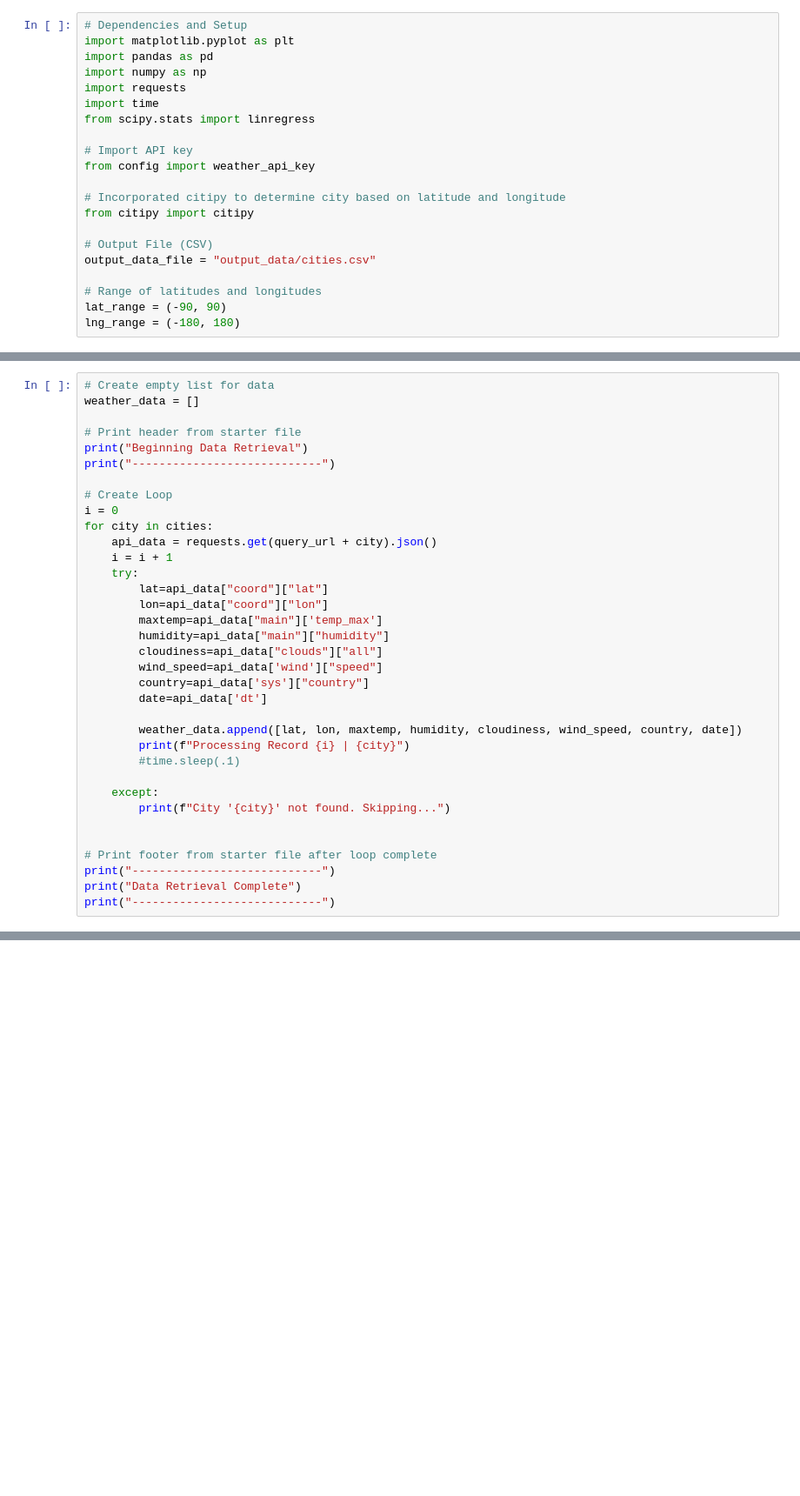
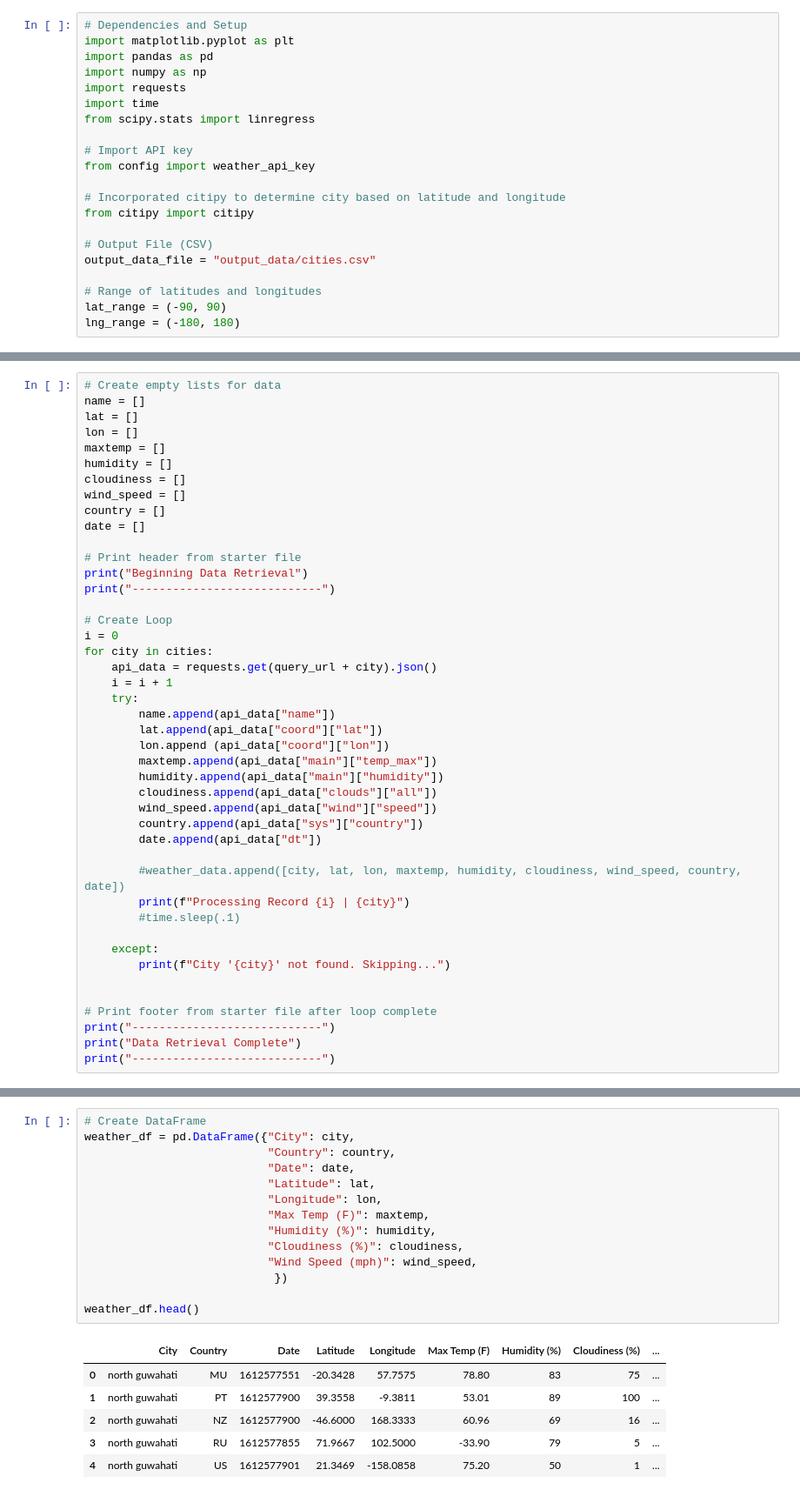
Before and after one commit to briennecole/python_api_challenge, a Jupyter notebook: WeatherPy/WeatherPy.ipynb, the cells around one changed output, grey strips where cells are left out. Shown: that part at 87% size. Drawn from its saved outputs; the diff is of its cells as text; blank space fills up the shorter version.

Commit message:
Finally completed weather loop and created new dataframe

```diff
--- a/WeatherPy/WeatherPy.ipynb
+++ b/WeatherPy/WeatherPy.ipynb
@@ -82,8 +82,16 @@ city_data
  'name': 'New York',
  'cod': 200}
 # %%
-# Create empty list for data
-weather_data = []
+# Create empty lists for data
+name = []
+lat = []
+lon = []
+maxtemp = []
+humidity = []
+cloudiness = []
+wind_speed = []
+country = []
+date = []
 
 # Print header from starter file
 print("Beginning Data Retrieval")
@@ -95,16 +103,17 @@ for city in cities:
     api_data = requests.get(query_url + city).json()
     i = i + 1
     try:
-        lat=api_data["coord"]["lat"]
-        lon=api_data["coord"]["lon"]
-        maxtemp=api_data["main"]['temp_max']
-        humidity=api_data["main"]["humidity"]
-        cloudiness=api_data["clouds"]["all"]
-        wind_speed=api_data['wind']["speed"]
-        country=api_data['sys']["country"]
-        date=api_data['dt']
+        name.append(api_data["name"])
+        lat.append(api_data["coord"]["lat"])
+        lon.append (api_data["coord"]["lon"])
+        maxtemp.append(api_data["main"]["temp_max"])
+        humidity.append(api_data["main"]["humidity"])
+        cloudiness.append(api_data["clouds"]["all"])
+        wind_speed.append(api_data["wind"]["speed"])
+        country.append(api_data["sys"]["country"])
+        date.append(api_data["dt"])
 
-        weather_data.append([lat, lon, maxtemp, humidity, cloudiness, wind_speed, country, date])
+        #weather_data.append([city, lat, lon, maxtemp, humidity, cloudiness, wind_speed, country, date])
         print(f"Processing Record {i} | {city}")
         #time.sleep(.1)
 
@@ -140,0 +150,21 @@ Data Retrieval Complete
+# %%
+# Create DataFrame
+weather_df = pd.DataFrame({"City": city,
+                           "Country": country,
+                           "Date": date,
+                           "Latitude": lat,
+                           "Longitude": lon,
+                           "Max Temp (F)": maxtemp,
+                           "Humidity (%)": humidity,
+                           "Cloudiness (%)": cloudiness,
+                           "Wind Speed (mph)": wind_speed,
+                            })
+
+weather_df.head()
+# %% [output]
+|  | City | Country | Date | Latitude | Longitude | Max Temp (F) | Humidity (%) | Cloudiness (%) | ... |
+| 0 | north guwahati | MU | 1612577551 | -20.3428 | 57.7575 | 78.80 | 83 | 75 | ... |
+| 1 | north guwahati | PT | 1612577900 | 39.3558 | -9.3811 | 53.01 | 89 | 100 | ... |
+| 2 | north guwahati | NZ | 1612577900 | -46.6000 | 168.3333 | 60.96 | 69 | 16 | ... |
+| 3 | north guwahati | RU | 1612577855 | 71.9667 | 102.5000 | -33.90 | 79 | 5 | ... |
+| 4 | north guwahati | US | 1612577901 | 21.3469 | -158.0858 | 75.20 | 50 | 1 | ... |
```
Also changed, not shown: parts of 11 cells of this notebook.
